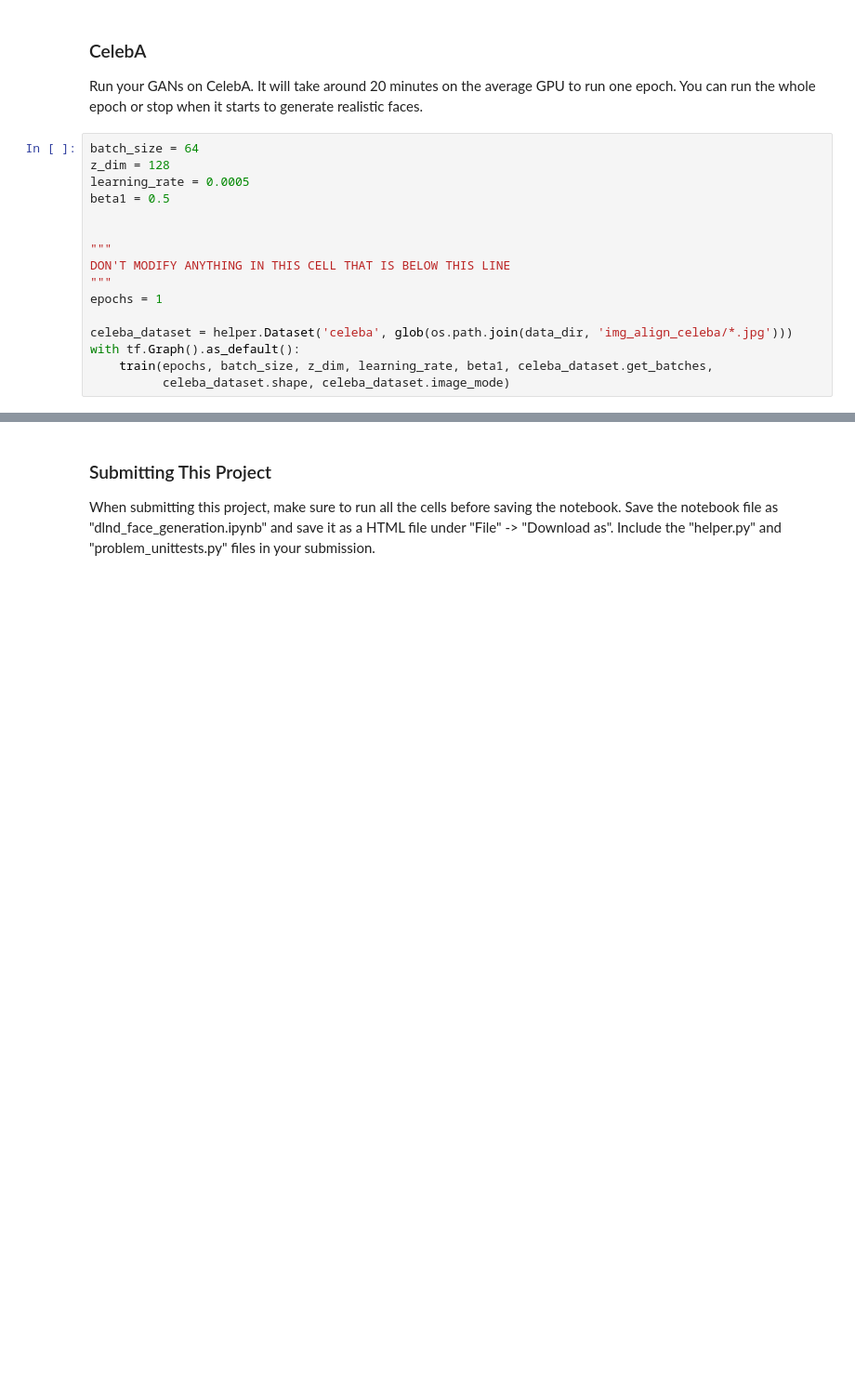
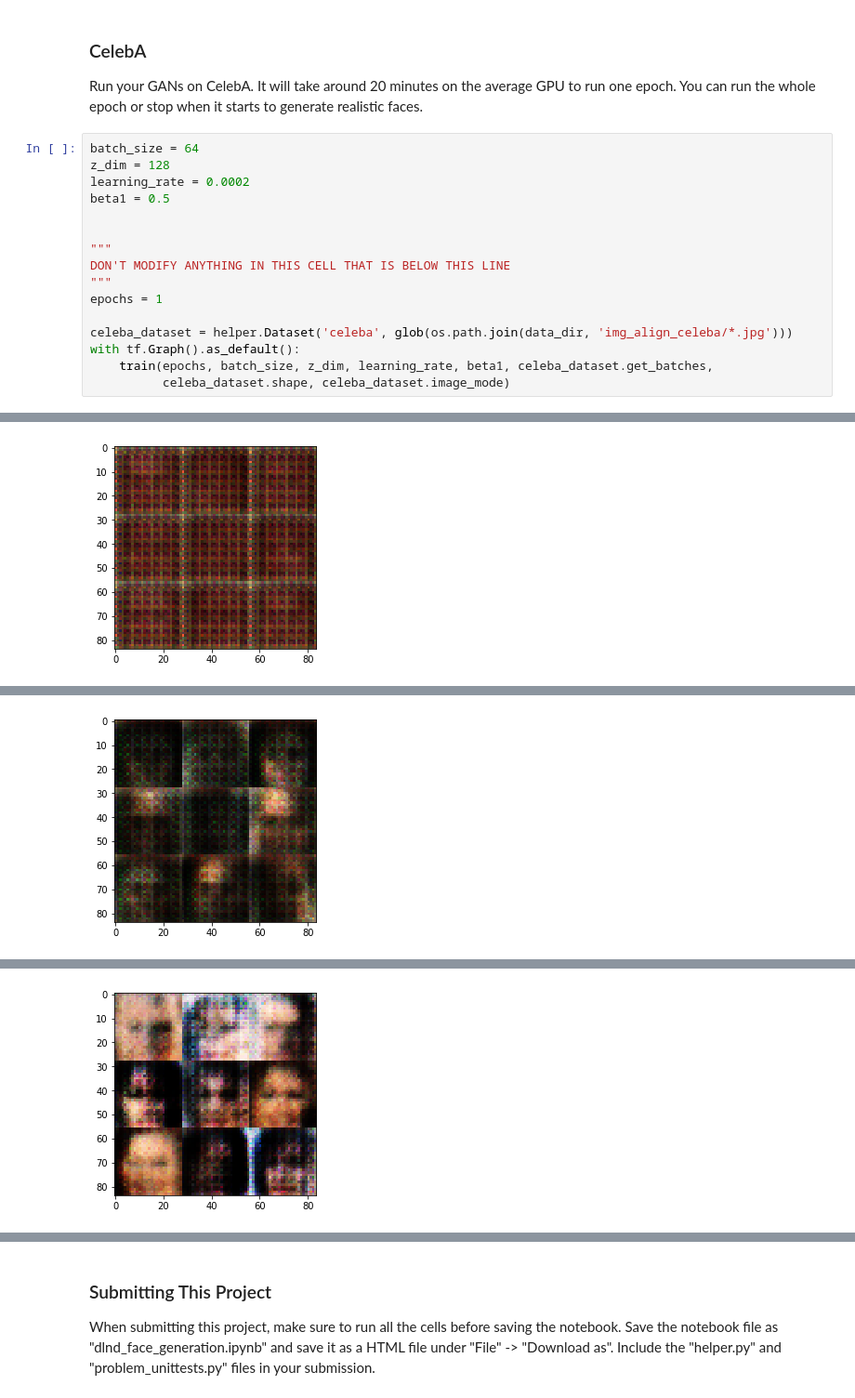
Before and after one commit to vk1/nd101, a Jupyter notebook: tensorflow_intro/deep-learning/face_generation/dlnd_face_generation.ipynb, the cells around one changed output, grey strips where cells are left out. Shown at 93% size. Drawn from its saved outputs; the diff is of its cells as text; blank space fills up the shorter version.

```diff
--- a/tensorflow_intro/deep-learning/face_generation/dlnd_face_generation.ipynb
+++ b/tensorflow_intro/deep-learning/face_generation/dlnd_face_generation.ipynb
@@ -425,7 +477,7 @@ Run your GANs on CelebA.  It will take around 20 minutes on the average GPU to r
 # %%
 batch_size = 64
 z_dim = 128
-learning_rate = 0.0005
+learning_rate = 0.0002
 beta1 = 0.5
 
 
@@ -442,0 +504 @@ Epoch 1/1... Discriminator Loss: 0.7241... Generator Loss: 0.9402
+[figure, added]
@@ -443,0 +515 @@ IndexError: list index out of range
+[figure, added]
@@ -443,0 +526 @@ IndexError: list index out of range
+[figure, added]
```
Also changed, not shown: parts of 8 cells of this notebook, 1 other file.
